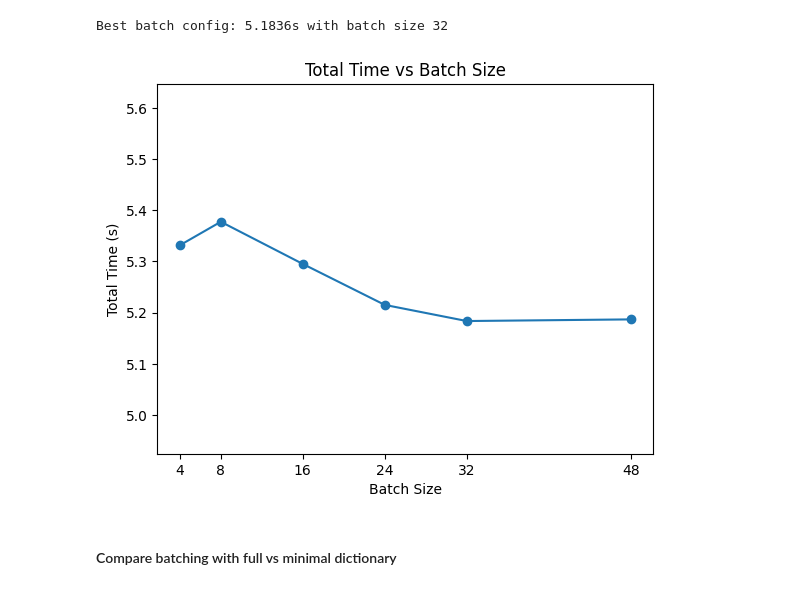
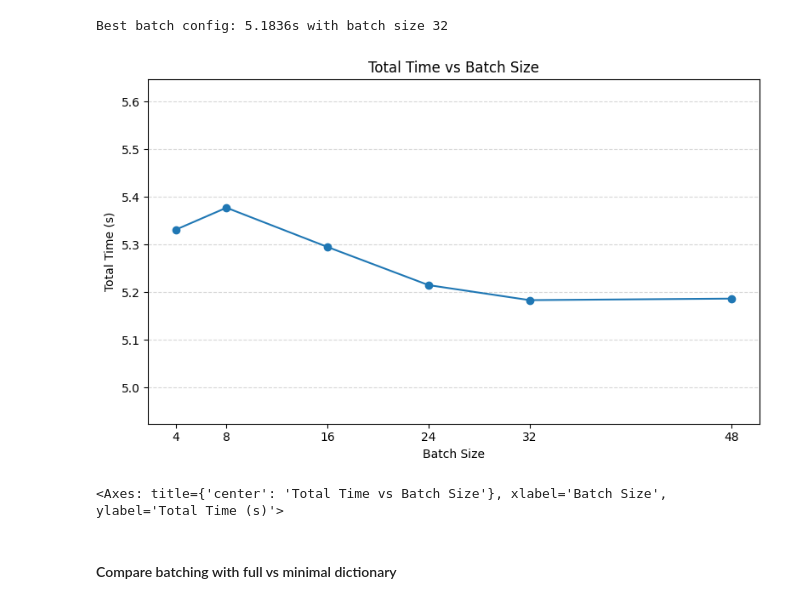
Before and after one commit to G-Gress/python_parallelism, a Jupyter notebook: notebooks/exploration.ipynb, the cells around one changed output. Cells and saved outputs as stored; diff of their text form; code cells hidden in the pictures.

```diff
--- a/notebooks/exploration.ipynb
+++ b/notebooks/exploration.ipynb
@@ -601,24 +612,3 @@ max  = 7.5327s
 #### Speed Comparison
 # %% [markdown]
 Loading benchmark worker statistics.
-# %%
-json_path = BENCHMARK_RESULTS_PATH
-
-if json_path.exists():
-    with open(json_path) as f:
-        data = json.load(f)
-    print(f"Loaded benchmark results from {json_path} \n")
-
-    rows = [
-    ("Full dict  | 4 workers (physical)", data["process_full_4w"]["stats"]),
-    ("Full dict  | 8 workers (logical) ", data["process_full_8w"]["stats"]),
-    ("Min  dict  | 4 workers (physical)", data["process_min_4w"]["stats"]),
-    ("Min  dict  | 8 workers (logical) ", data["process_min_8w"]["stats"]),
-    ]
-
-    header = f"{'Variant':<38} {'Mean':>8} {'Std':>8} {'Min':>8} {'Max':>8}"
-    print(header)
-    print("-" * len(header))
-    for label, b in rows:
-        print(f"{label:<38} {b['mean']:>7.3f}s {b['std']:>7.3f}s {b['min']:>7.3f}s {b['max']:>7.3f}s")
-else:    print(f"No benchmark results found at {json_path}")
@@ -906,15 +840,10 @@ Best batch config: 5.1836s with batch size 32
 # %%
 # Plot total time vs batch size
 total_times = [d[0] for d in sweep]
-
-plt.plot(batch_sizes, total_times, marker='o')
-plt.title("Total Time vs Batch Size")
-plt.ylabel("Total Time (s)")
-plt.xlabel("Batch Size")
-plt.ylim(min(total_times) * 0.95, max(total_times) * 1.05)
-plt.xticks(batch_sizes);
+plot_total_time_vs_batch_size(batch_sizes, total_times)
 # %% [output]
-[figure, old version]
+[figure, new version]
+<Axes: title={'center': 'Total Time vs Batch Size'}, xlabel='Batch Size', ylabel='Total Time (s)'>
 # %% [markdown]
 #### Compare batching with full vs minimal dictionary
 # %% [markdown]
```
Also changed, not shown: parts of 20 cells of this notebook.
